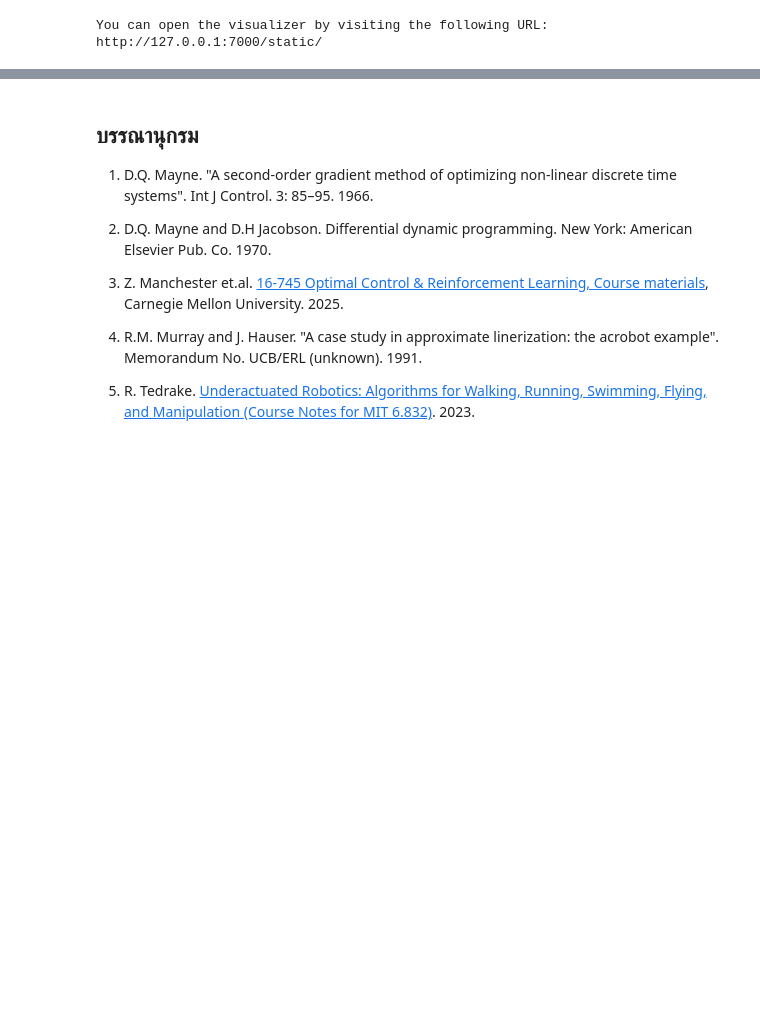
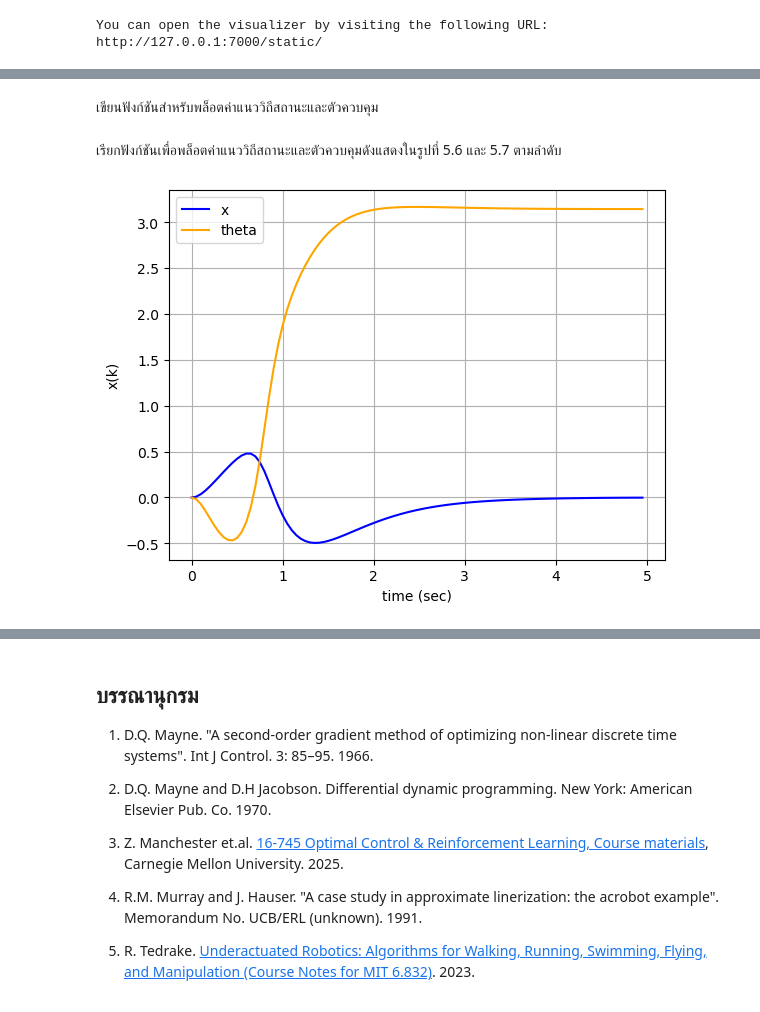
Before and after one commit to dewdotninja/ocrl, a Jupyter notebook: doc/notebooks/chapter5.ipynb, the cells around one changed output, grey strips where cells are left out. Saved outputs shown, nothing was run; the diff lists cells and outputs as text; code cells hidden in the pictures; blank space fills up the shorter version.

```diff
--- a/doc/notebooks/chapter5.ipynb
+++ b/doc/notebooks/chapter5.ipynb
@@ -581,0 +730,7 @@ simulate_acrobot()
+# %%
+h = 0.05  # time step. Defined above
+Nx = 4     # number of state
+Nu = 1     # number of controls
+Tfinal = 5.0 # final time
+Nt = int(Tfinal/h)+1    # number of time steps
+thist = np.arange(0,h*(Nt-1),h)
@@ -581,0 +1064,5 @@ simulate_acrobot()
+# %%
+x0 = np.array([0,0,0,0]).reshape(4,1)
+xgoal = np.array([0,np.pi,0,0]).reshape(4,1)
+xtraj = np.kron(np.ones((1,Nt)),x0)
+utraj = np.random.rand(Nt-1)
@@ -581,0 +1099,25 @@ simulate_acrobot()
+# %% [markdown]
+เขียนฟังก์ชันสำหรับพล็อตค่าแนววิถีสถานะและตัวควบคุม
+# %%
+# plot states and control
+def plot_x():
+    plt.figure()
+    plt.plot(thist,xtraj[0,:-1],"b-",thist,xtraj[1,:-1],'orange')
+    plt.xlabel("time (sec)")
+    plt.ylabel("x(k)")
+    plt.legend(["x","theta"])
+    plt.grid(True)
+    plt.show()
+
+def plot_u():
+    plt.plot(thist[0:Nt-1],utraj,"m-")
+    plt.xlabel("time (sec)")
+    plt.ylabel("u(k)")
+    plt.grid(True)
+    plt.show()
+# %% [markdown]
+เรียกฟังก์ชันเพื่อพล็อตค่าแนววิถีสถานะและตัวควบคุมดังแสดงในรูปที่ 5.6 และ 5.7 ตามลำดับ
+# %%
+plot_x()
+# %% [output]
+[figure, added]
```
Also changed, not shown: parts of 46 cells of this notebook.
